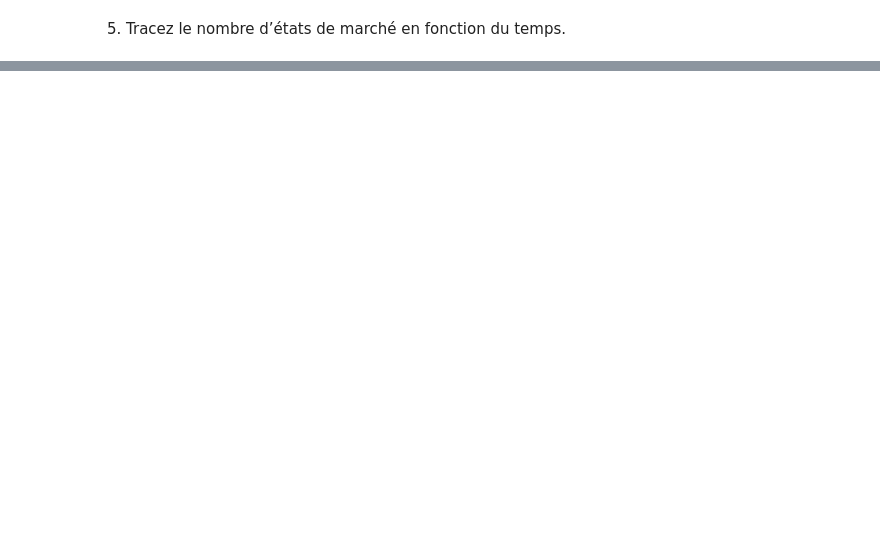
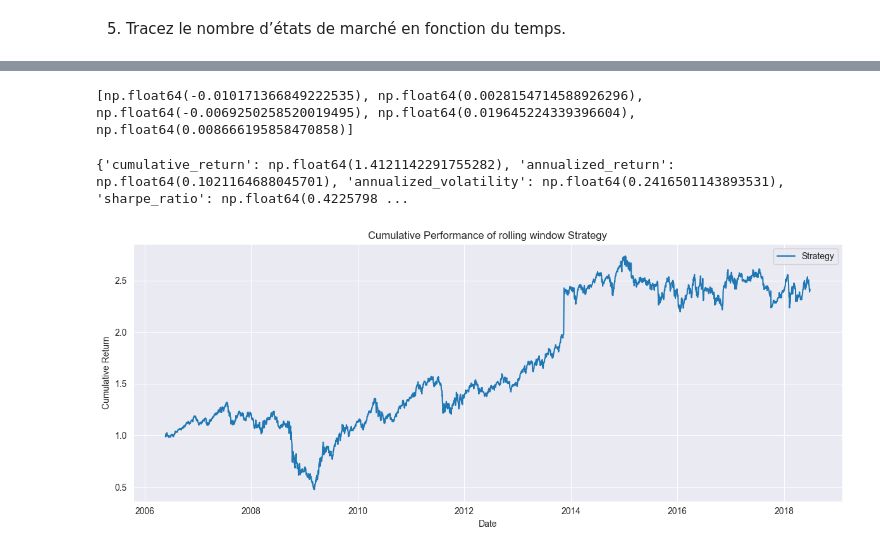
Before and after one commit to ethantrentin/Markets-Physic, a Jupyter notebook: TP4.ipynb, the cells around one changed output, grey strips where cells are left out. Cells and saved outputs as stored; diff of their text form; code cells hidden in the pictures; blank space fills up the shorter version.

Commit message:
Avancement TP3 rolling window

```diff
--- a/TP4.ipynb
+++ b/TP4.ipynb
@@ -176,0 +258,8 @@ process(df_universe)
+# %%
+# Execute rolling window strategy
+daily_strategy_returns = rolling_window_strategy(df_universe.drop(columns=["calibration"]))
+
+# Quick check of first few returns
+print(daily_strategy_returns[:5])
+# %% [output]
+[np.float64(-0.010171366849222535), np.float64(0.0028154714588926296), np.float64(-0.0069250258520019495), np.float64(0.019645224339396604), np.float64(0.008666195858470858)]
@@ -176,0 +282,30 @@ process(df_universe)
+# %%
+# Compute strategy performance metrics
+performance = compute_performance_metrics(daily_strategy_returns)
+
+# Display results
+print(performance)
+# %% [output]
+{'cumulative_return': np.float64(1.4121142291755282), 'annualized_return': np.float64(0.1021164688045701), 'annualized_volatility': np.float64(0.2416501143893531), 'sharpe_ratio': np.float64(0.4225798 ...
+# %%
+def plot_cumulative_returns(returns, df, window_size=T):
+    returns = np.array(returns)
+    cumulative_returns = np.cumprod(1 + returns)
+
+    # Generate correct date index (1 day after each window ends)
+    dates = df.index[window_size + 1 : window_size + 1 + len(returns)]
+
+    plt.figure(figsize=(12, 5))
+    plt.plot(dates, cumulative_returns, label="Strategy")
+    plt.title("Cumulative Performance of rolling window Strategy")
+    plt.xlabel("Date")
+    plt.ylabel("Cumulative Return")
+    plt.grid(True)
+    plt.legend()
+    plt.tight_layout()
+    plt.show()
+# %%
+# Plot the equity curve
+plot_cumulative_returns(daily_strategy_returns, df_universe)
+# %% [output]
+[figure, added]
```
Also changed, not shown: parts of 10 cells of this notebook, 1 other file.
